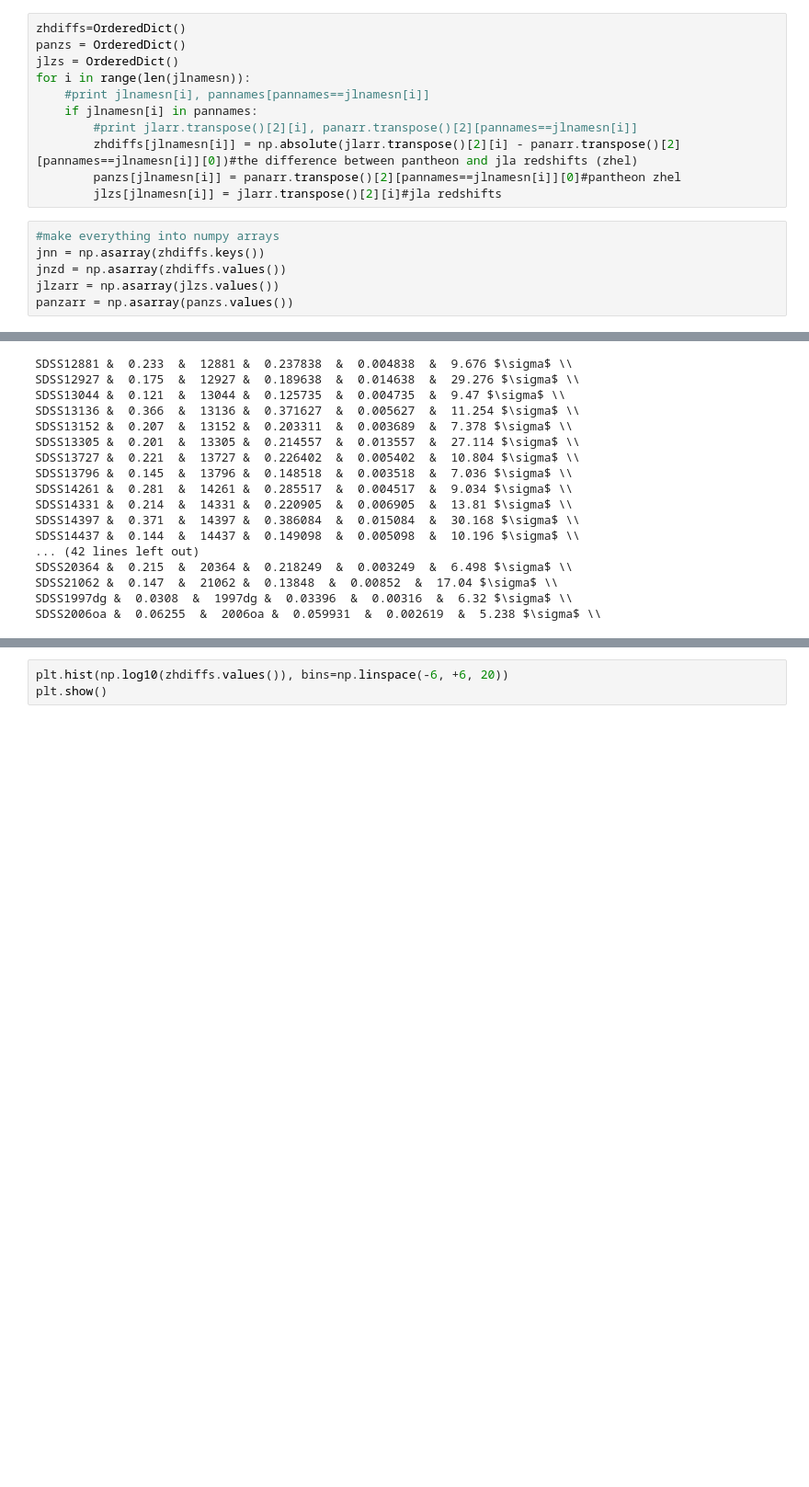
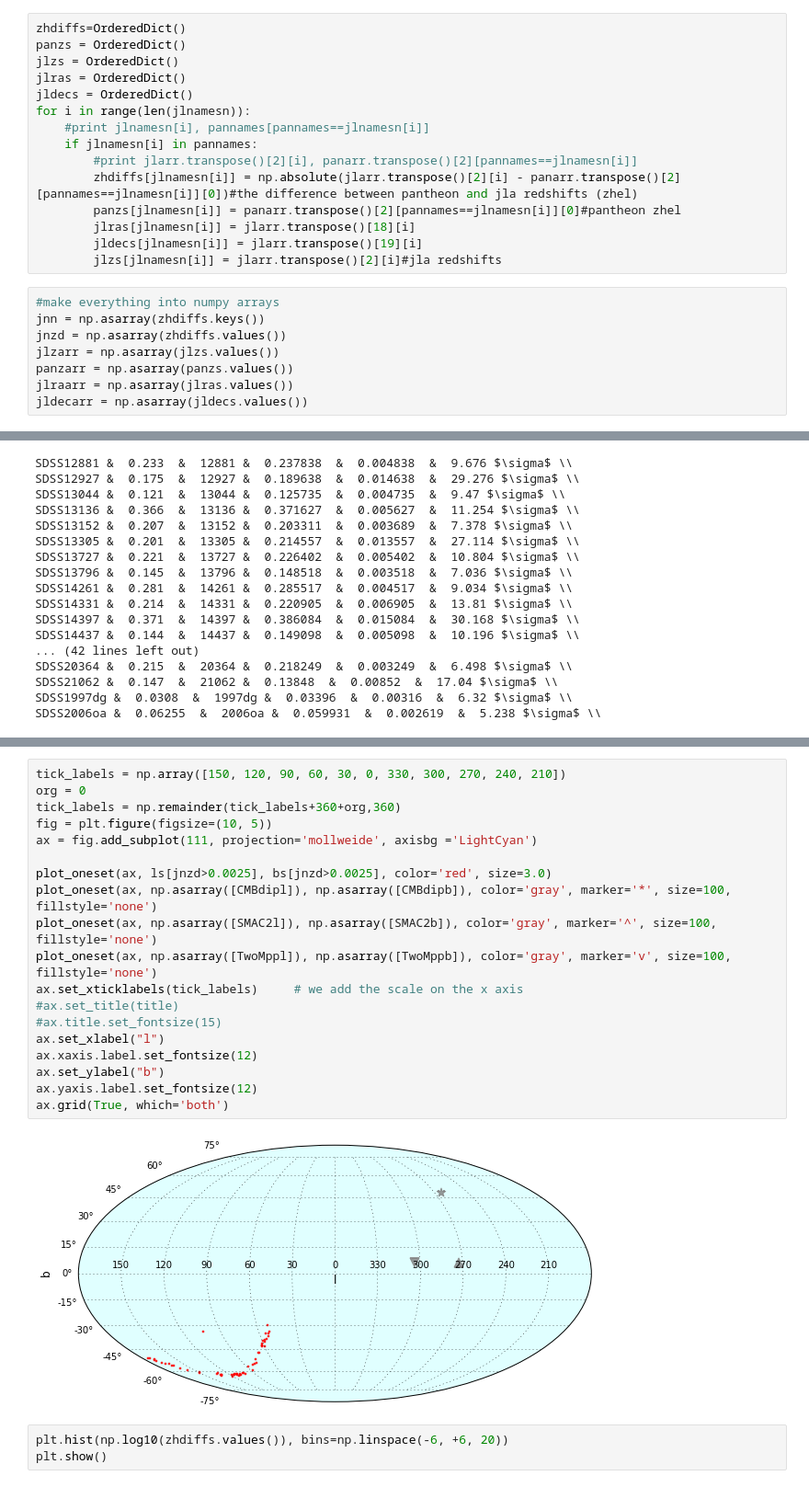
Before and after one commit to rameez3333/PantheonvsJLAcrosschecks, a Jupyter notebook: PantheonVsJLA_Crosschecks.ipynb, the cells around one changed output, grey strips where cells are left out. Shown: that part at 92% size. Saved outputs shown, nothing was run; the diff lists cells and outputs as text; blank space fills up the shorter version.

```diff
--- a/PantheonVsJLA_Crosschecks.ipynb
+++ b/PantheonVsJLA_Crosschecks.ipynb
@@ -22,12 +25,16 @@ jlnamesn = np.asarray([k.replace('sn', '').replace('SDSS','') for k in jlnames])
 zhdiffs=OrderedDict()
 panzs = OrderedDict()
 jlzs = OrderedDict()
+jlras = OrderedDict()
+jldecs = OrderedDict()
 for i in range(len(jlnamesn)):
     #print jlnamesn[i], pannames[pannames==jlnamesn[i]]
     if jlnamesn[i] in pannames:
         #print jlarr.transpose()[2][i], panarr.transpose()[2][pannames==jlnamesn[i]]
         zhdiffs[jlnamesn[i]] = np.absolute(jlarr.transpose()[2][i] - panarr.transpose()[2][pannames==jlnamesn[i]][0])#the difference between pantheon and jla redshifts (zhel)
         panzs[jlnamesn[i]] = panarr.transpose()[2][pannames==jlnamesn[i]][0]#pantheon zhel
+        jlras[jlnamesn[i]] = jlarr.transpose()[18][i]
+        jldecs[jlnamesn[i]] = jlarr.transpose()[19][i]
         jlzs[jlnamesn[i]] = jlarr.transpose()[2][i]#jla redshifts
 # %%
 #make everything into numpy arrays
@@ -35,6 +42,8 @@ jnn = np.asarray(zhdiffs.keys())
 jnzd = np.asarray(zhdiffs.values())
 jlzarr = np.asarray(jlzs.values())
 panzarr = np.asarray(panzs.values())
+jlraarr = np.asarray(jlras.values())
+jldecarr = np.asarray(jldecs.values())
 # %%
 #print jnn[jnzd>0.0025]
 #print len(jnn[jnzd>0.0025])
@@ -63,3 +101,24 @@ SDSS2006oa &  0.06255  &  2006oa &  0.059931  &  0.002619  &  5.238 $\sigma$ \\
+# %%
+tick_labels = np.array([150, 120, 90, 60, 30, 0, 330, 300, 270, 240, 210])
+org = 0
+tick_labels = np.remainder(tick_labels+360+org,360)
+fig = plt.figure(figsize=(10, 5))
+ax = fig.add_subplot(111, projection='mollweide', axisbg ='LightCyan')
+
+plot_oneset(ax, ls[jnzd>0.0025], bs[jnzd>0.0025], color='red', size=3.0)
+plot_oneset(ax, np.asarray([CMBdipl]), np.asarray([CMBdipb]), color='gray', marker='*', size=100, fillstyle='none')
+plot_oneset(ax, np.asarray([SMAC2l]), np.asarray([SMAC2b]), color='gray', marker='^', size=100, fillstyle='none')
+plot_oneset(ax, np.asarray([TwoMppl]), np.asarray([TwoMppb]), color='gray', marker='v', size=100, fillstyle='none')
+ax.set_xticklabels(tick_labels)     # we add the scale on the x axis
+#ax.set_title(title)
+#ax.title.set_fontsize(15)
+ax.set_xlabel("l")
+ax.xaxis.label.set_fontsize(12)
+ax.set_ylabel("b")
+ax.yaxis.label.set_fontsize(12)
+ax.grid(True, which='both')
+# %% [output]
+[figure, added]
 # %%
 plt.hist(np.log10(zhdiffs.values()), bins=np.linspace(-6, +6, 20))
 plt.show()
```
Also changed, not shown: parts of 2 cells of this notebook.
